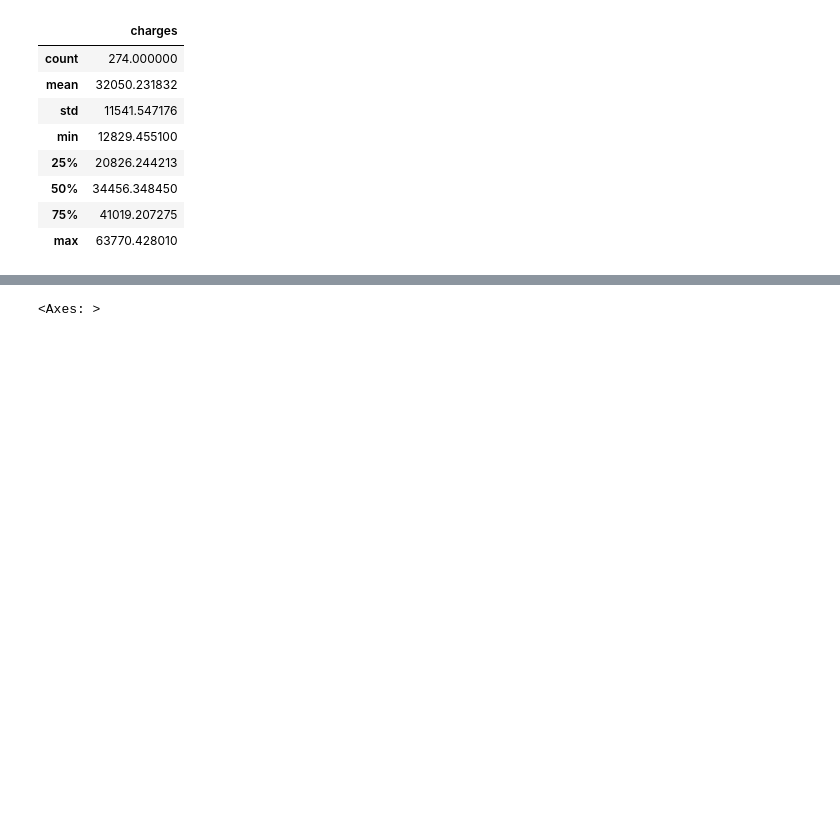
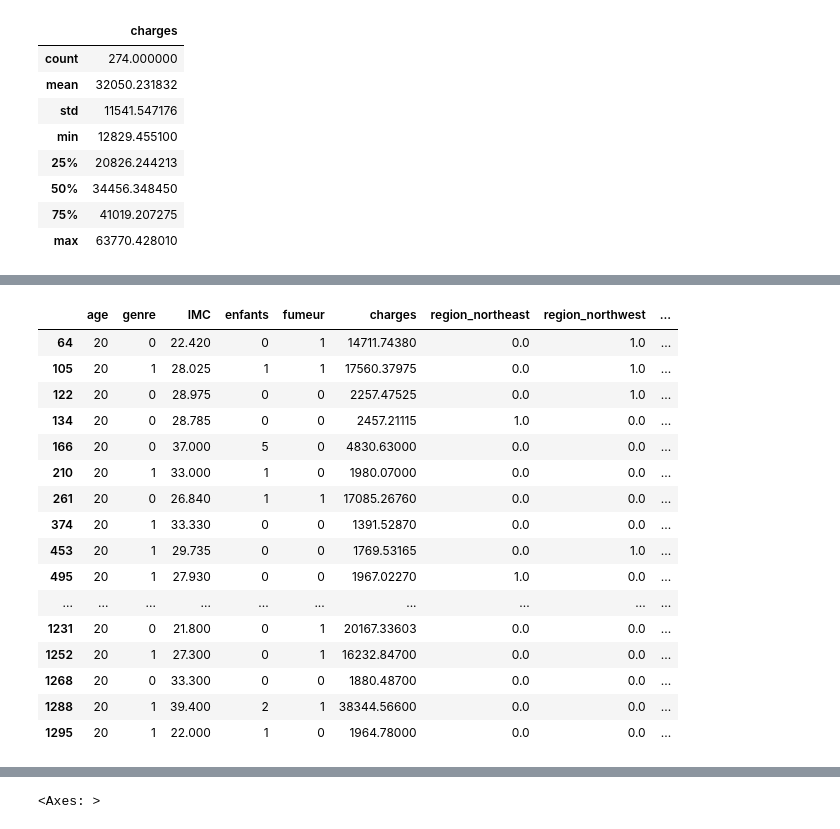
Before and after one commit to Daviddavid-sudo/Briefprimeassurance, a Jupyter notebook: analyse.ipynb, the cells around one changed output, grey strips where cells are left out. Drawn from its saved outputs; the diff is of its cells as text; code cells hidden in the pictures; blank space fills up the shorter version.

```diff
--- a/analyse.ipynb
+++ b/analyse.ipynb
@@ -273,0 +354,20 @@ df[df["fumeur"]==1][["charges"]].describe()
+# %%
+df[df['age'] == 20]
+# %% [output]
+|  | age | genre | IMC | enfants | fumeur | charges | region_northeast | region_northwest | ... |
+| 64 | 20 | 0 | 22.420 | 0 | 1 | 14711.74380 | 0.0 | 1.0 | ... |
+| 105 | 20 | 1 | 28.025 | 1 | 1 | 17560.37975 | 0.0 | 1.0 | ... |
+| 122 | 20 | 0 | 28.975 | 0 | 0 | 2257.47525 | 0.0 | 1.0 | ... |
+| 134 | 20 | 0 | 28.785 | 0 | 0 | 2457.21115 | 1.0 | 0.0 | ... |
+| 166 | 20 | 0 | 37.000 | 5 | 0 | 4830.63000 | 0.0 | 0.0 | ... |
+| 210 | 20 | 1 | 33.000 | 1 | 0 | 1980.07000 | 0.0 | 0.0 | ... |
+| 261 | 20 | 0 | 26.840 | 1 | 1 | 17085.26760 | 0.0 | 0.0 | ... |
+| 374 | 20 | 1 | 33.330 | 0 | 0 | 1391.52870 | 0.0 | 0.0 | ... |
+| 453 | 20 | 1 | 29.735 | 0 | 0 | 1769.53165 | 0.0 | 1.0 | ... |
+| 495 | 20 | 1 | 27.930 | 0 | 0 | 1967.02270 | 1.0 | 0.0 | ... |
+| ... | ... | ... | ... | ... | ... | ... | ... | ... | ... |
+| 1231 | 20 | 0 | 21.800 | 0 | 1 | 20167.33603 | 0.0 | 0.0 | ... |
+| 1252 | 20 | 1 | 27.300 | 0 | 1 | 16232.84700 | 0.0 | 0.0 | ... |
+| 1268 | 20 | 0 | 33.300 | 0 | 0 | 1880.48700 | 0.0 | 0.0 | ... |
+| 1288 | 20 | 1 | 39.400 | 2 | 1 | 38344.56600 | 0.0 | 0.0 | ... |
+| 1295 | 20 | 1 | 22.000 | 1 | 0 | 1964.78000 | 0.0 | 0.0 | ... |
```
Also changed, not shown: parts of 17 cells of this notebook, 3 other files.
